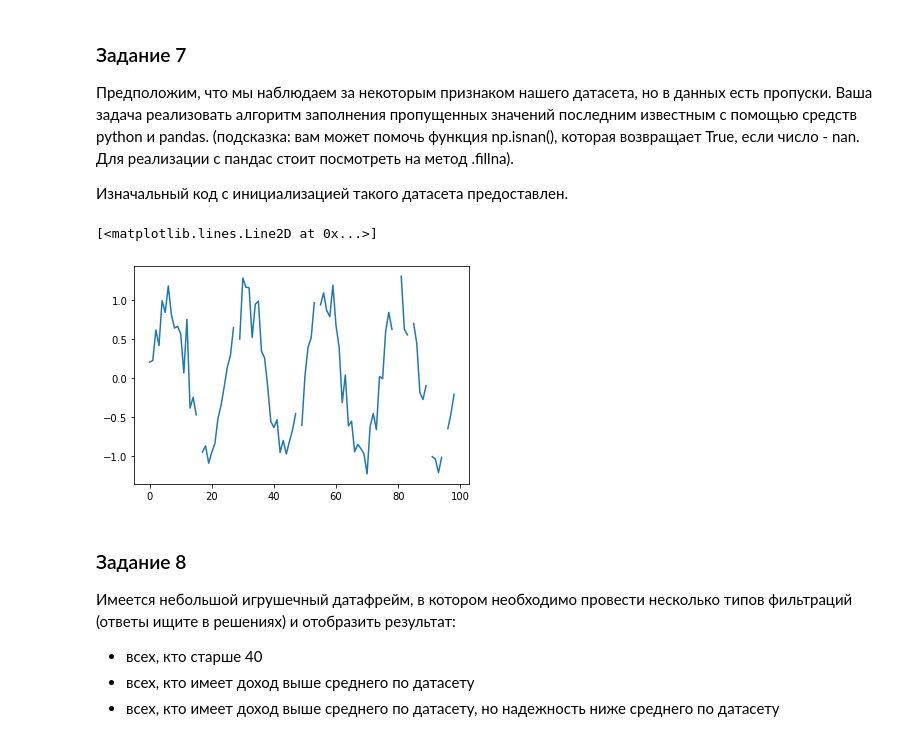
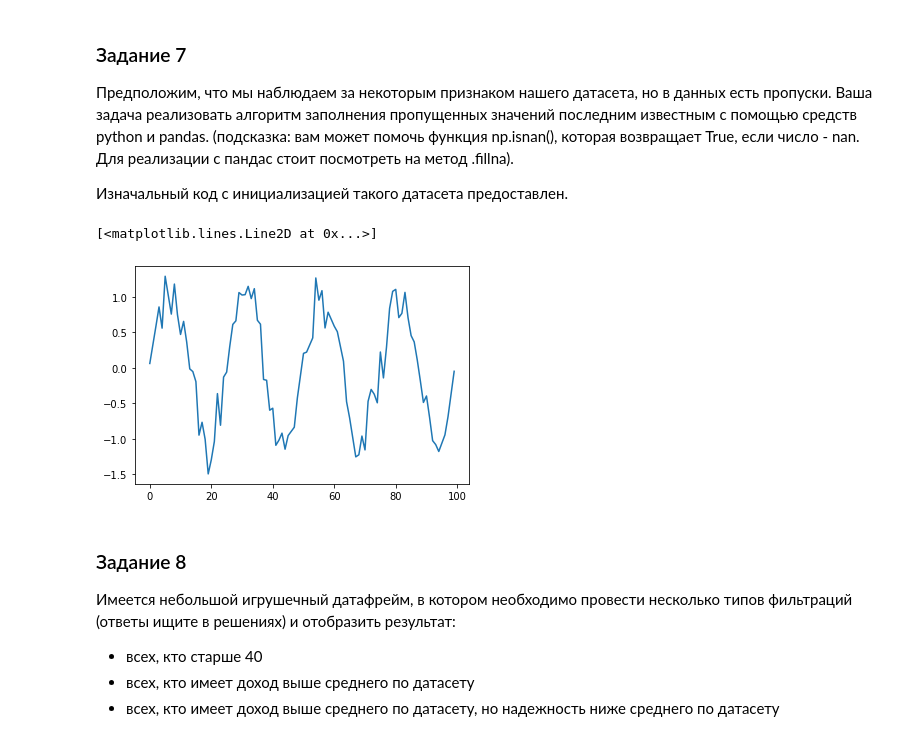
Before and after one commit to theysee/sberbank_reboot, a Jupyter notebook: Поток_3_Практика_к_занятию_3.ipynb, the cells around one changed output. Cells and saved outputs as stored; diff of their text form; code cells hidden in the pictures.

```diff
--- a/Поток_3_Практика_к_занятию_3.ipynb
+++ b/Поток_3_Практика_к_занятию_3.ipynb
@@ -265,26 +269,26 @@ b = np.array([2, 8, 6, 7, 1, 3, 2, 9, 5, 1])
 # %%
 # импортируем библиотеку для создания шума
 import random
 # библиотека для визуализации
 import matplotlib.pyplot as plt
 
 # создадим наши данные и добавим к каждой точке синусоиды случайный шум
 a = np.linspace(0, 25, 100)
 a = np.sin(a) + [random.gauss(0, 0.2) for i in range(len(a))]
 
 # создадим 10 случайных пропусков
 for i in range(10):
     a[random.randint(0, len(a) - 1)] = None
 # создадим датафрейм
 df = pd.DataFrame({'target':a})
 
-# ваш код тут
-
+df.interpolate(inplace=True)
+#df.fillna(value=df.mean(),inplace=True)
 # отобразим, в конечном результате не должно быть пропусков
 plt.plot(df.target.values)
 # %% [output]
 [<matplotlib.lines.Line2D at 0x...>]
-[figure, old version]
+[figure, new version]
 # %% [markdown]
 ### Задание 8
 
```
Also changed, not shown: parts of 9 cells of this notebook.
